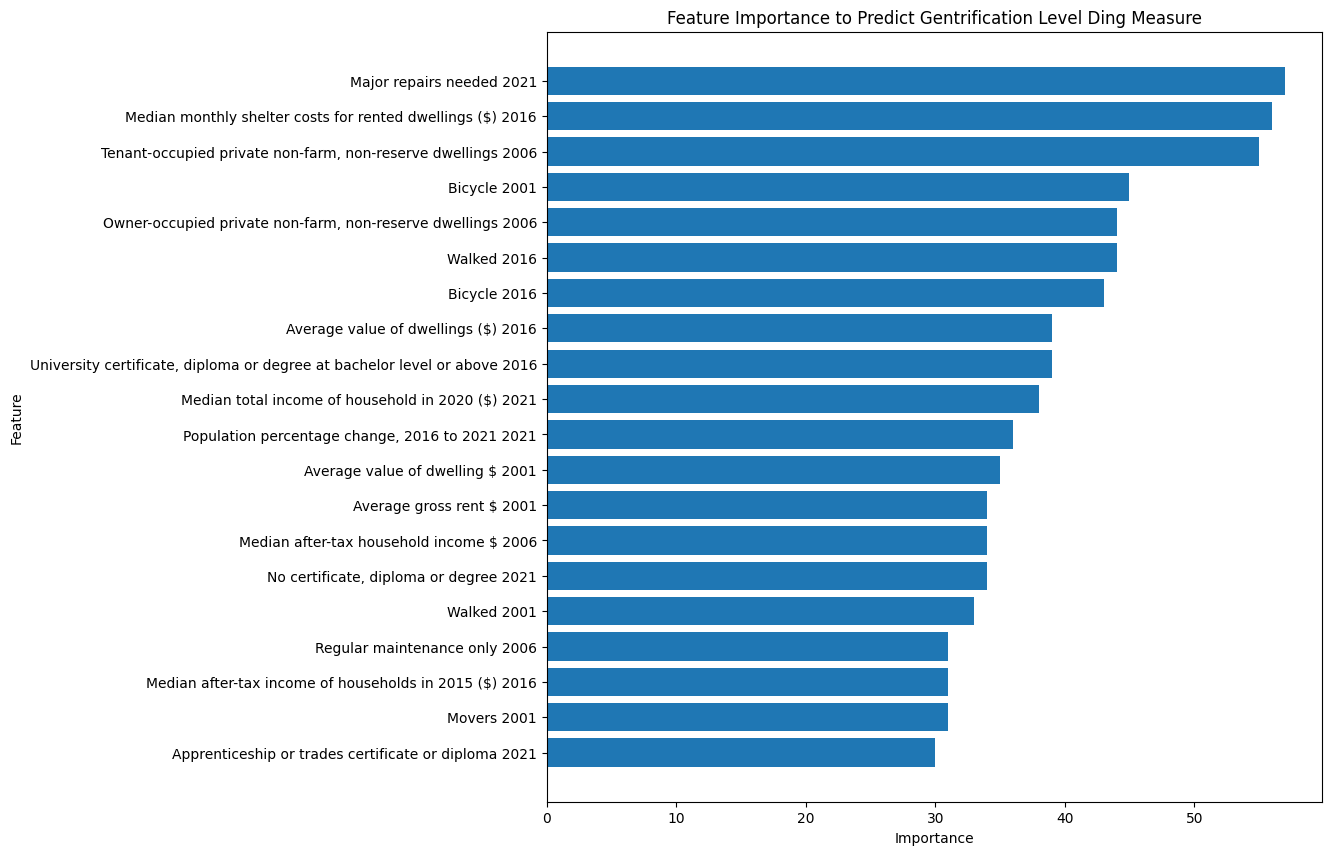
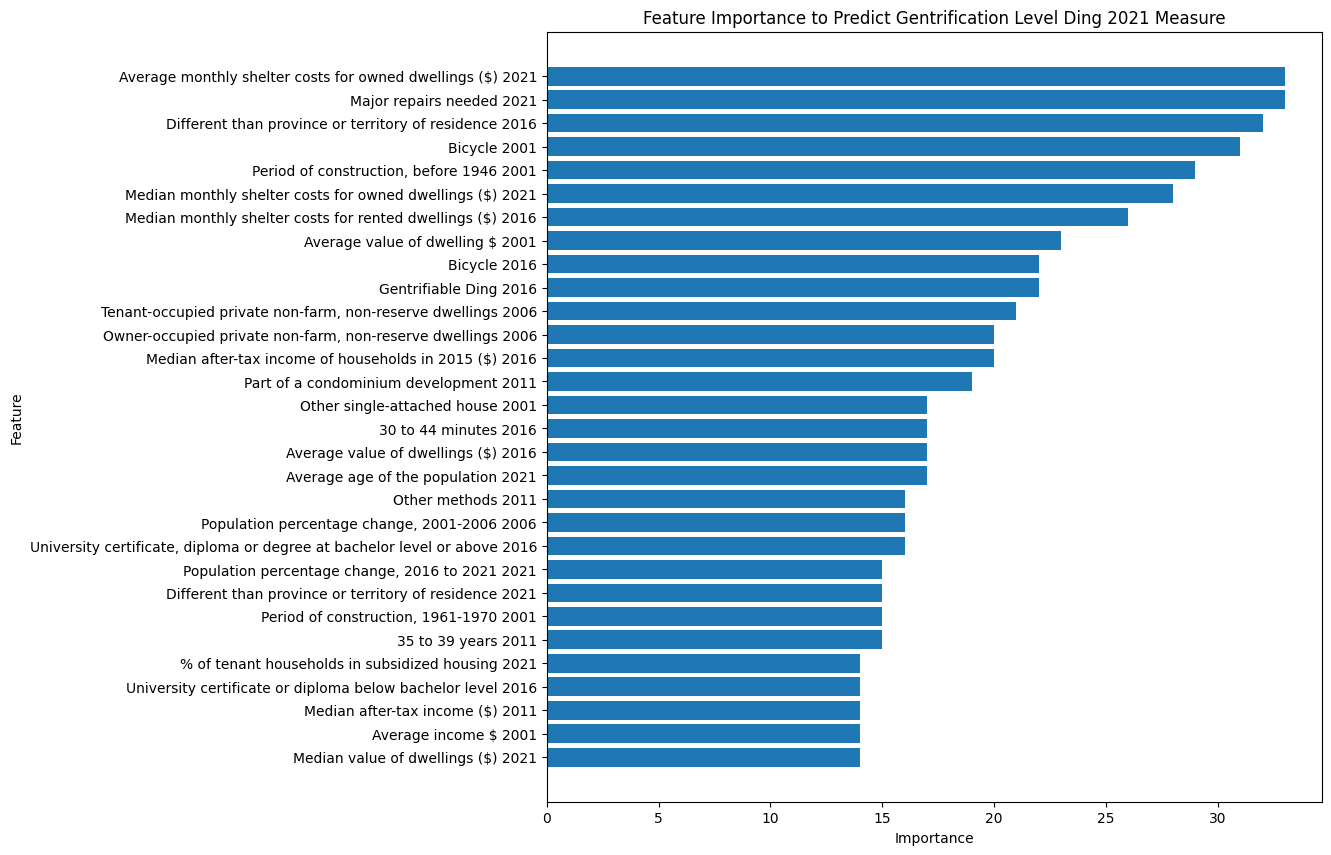
Unified diff of the notebook cell whose output changed from the first chart to the second:
--- before
+++ after
@@ -5,5 +5,5 @@
 # Plot feature importance
 plt.figure(figsize=(10, 10))
-plt.barh(importance_df['Feature'].iloc[:20], importance_df['Importance'].iloc[:20])
+plt.barh(importance_df['Feature'].iloc[:30], importance_df['Importance'].iloc[:30])
 plt.xlabel('Importance')
 plt.ylabel('Feature')

Commit: fixed bugs